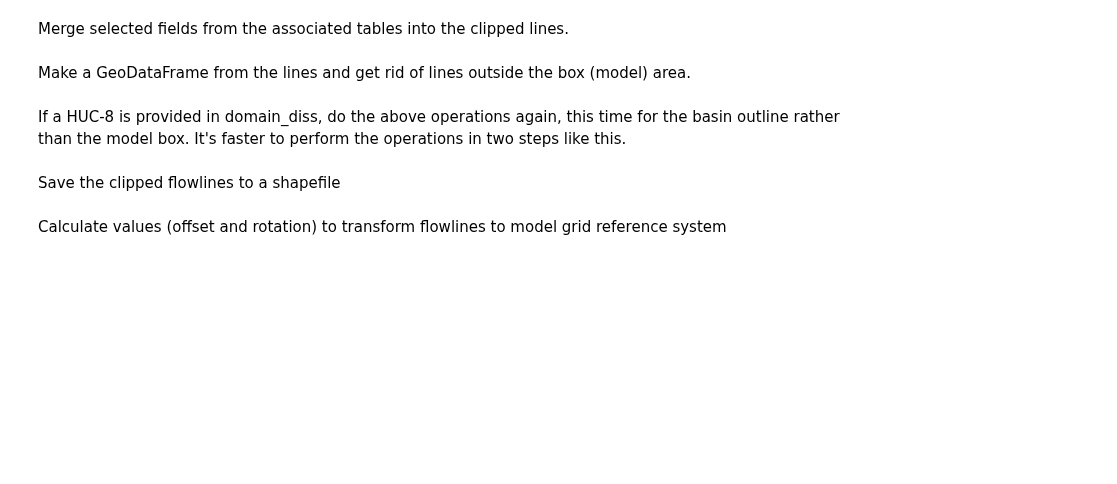
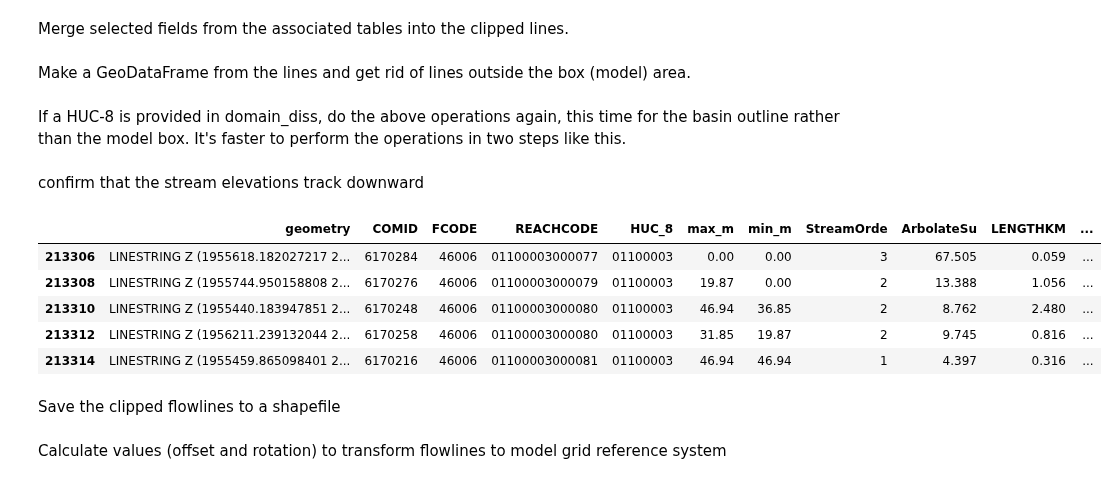
Before and after one commit to janetrbarclay/gw-general-models, a Jupyter notebook: Genmod1.0/general-models/UserGuide_General_Model_1_Geospatial_processing_v2.0_GESS.ipynb, the cells around one changed output. Cells and saved outputs as stored; diff of their text form; code cells hidden in the pictures; blank space fills up the shorter version.

```diff
--- a/Genmod1.0/general-models/UserGuide_General_Model_1_Geospatial_processing_v2.0_GESS.ipynb
+++ b/Genmod1.0/general-models/UserGuide_General_Model_1_Geospatial_processing_v2.0_GESS.ipynb
@@ -654,7 +654,7 @@ with open(grid_spec_file, 'w') as f:
 Read HD flowlines and associated tables.
 # %%
 flowlines = gp.read_file(flow_file)
-VAA_tab = dbf2df(VAA_file, cols=['ComID', 'StreamOrde','ArbolateSu'])
+VAA_tab = dbf2df(VAA_file, cols=['ComID', 'StreamOrde','ArbolateSu','Hydroseq','ToNode','FromNode'])
 slope_tab = dbf2df(slope_file, cols=['COMID', 'MAXELEVSMO', 'MINELEVSMO'])
 fcode_tab = dbf2df(fcode_file, cols=['FCode', 'Hydrograph'])
 # %% [markdown]
@@ -682,8 +682,8 @@ lines = lines.merge(VAA_tab, how='inner', left_on='COMID', right_on='ComID')
 lines = lines.merge(slope_tab, how='inner', left_on='COMID', right_on='COMID')
 lines = lines.merge(fcode_tab, how='inner', left_on='FCODE', right_on='FCode')
 
-lines['maxft'] = lines.MAXELEVSMO / 100.
-lines['minft'] = lines.MINELEVSMO / 100.
+lines['max_m'] = lines.MAXELEVSMO / 100.
+lines['min_m'] = lines.MINELEVSMO / 100.
 lines['StreamOrde'] = lines.StreamOrde
 lines['ArbolateSu'] = lines.ArbolateSu
 
@@ -707,12 +707,42 @@ lines_clip['FCODE'] = lines.FCODE
 lines_clip['REACHCODE'] = lines.REACHCODE
 lines_clip['HUC_8'] = lines.HUC_8
 
-lines_clip['maxft'] = lines.maxft
-lines_clip['minft'] = lines.minft
+lines_clip['max_m'] = lines.max_m
+lines_clip['min_m'] = lines.min_m
 lines_clip['StreamOrde'] = lines.StreamOrde
 lines_clip['ArbolateSu'] = lines.ArbolateSu
 lines_clip['LENGTHKM'] = lines.LENGTHKM
 lines_clip['intermit'] = np.int32(lines.intermit)
+lines_clip['Hydroseq']=lines.Hydroseq
+lines_clip['FromNode']=lines.FromNode
+lines_clip['ToNode']=lines.ToNode
+
 
 lines_clip.drop(0, axis=1, inplace=True)
 lines_clip = lines_clip[-lines_clip.geometry.isnull()]
+# %%
+#remove duplicate streams
+#first add a column to track if it's a duplicate
+lines_clip['Duplicate']=0
+hydroList = []
+for row in lines_clip.itertuples():
+    thisIndex = row.Index
+    thisHydro = row.Hydroseq
+    if thisHydro in hydroList:
+        lines_clip.loc[lines_clip.index==thisIndex,"Duplicate"]=1
+    else:
+        hydroList.append(thisHydro)
+
+#keep only the 0's
+lines_clip = lines_clip[lines_clip.Duplicate==0]
+# %% [markdown]
+confirm that the stream elevations track downward
+# %%
+lines_clip.head()
+# %% [output]
+|  | geometry | COMID | FCODE | REACHCODE | HUC_8 | max_m | min_m | StreamOrde | ArbolateSu | LENGTHKM | ... |
+| 213306 | LINESTRING Z (1955618.182027217 2... | 6170284 | 46006 | 01100003000077 | 01100003 | 0.00 | 0.00 | 3 | 67.505 | 0.059 | ... |
+| 213308 | LINESTRING Z (1955744.950158808 2... | 6170276 | 46006 | 01100003000079 | 01100003 | 19.87 | 0.00 | 2 | 13.388 | 1.056 | ... |
+| 213310 | LINESTRING Z (1955440.183947851 2... | 6170248 | 46006 | 01100003000080 | 01100003 | 46.94 | 36.85 | 2 | 8.762 | 2.480 | ... |
+| 213312 | LINESTRING Z (1956211.239132044 2... | 6170258 | 46006 | 01100003000080 | 01100003 | 31.85 | 19.87 | 2 | 9.745 | 0.816 | ... |
+| 213314 | LINESTRING Z (1955459.865098401 2... | 6170216 | 46006 | 01100003000081 | 01100003 | 46.94 | 46.94 | 1 | 4.397 | 0.316 | ... |
```
Also changed, not shown: parts of 18 cells of this notebook.
